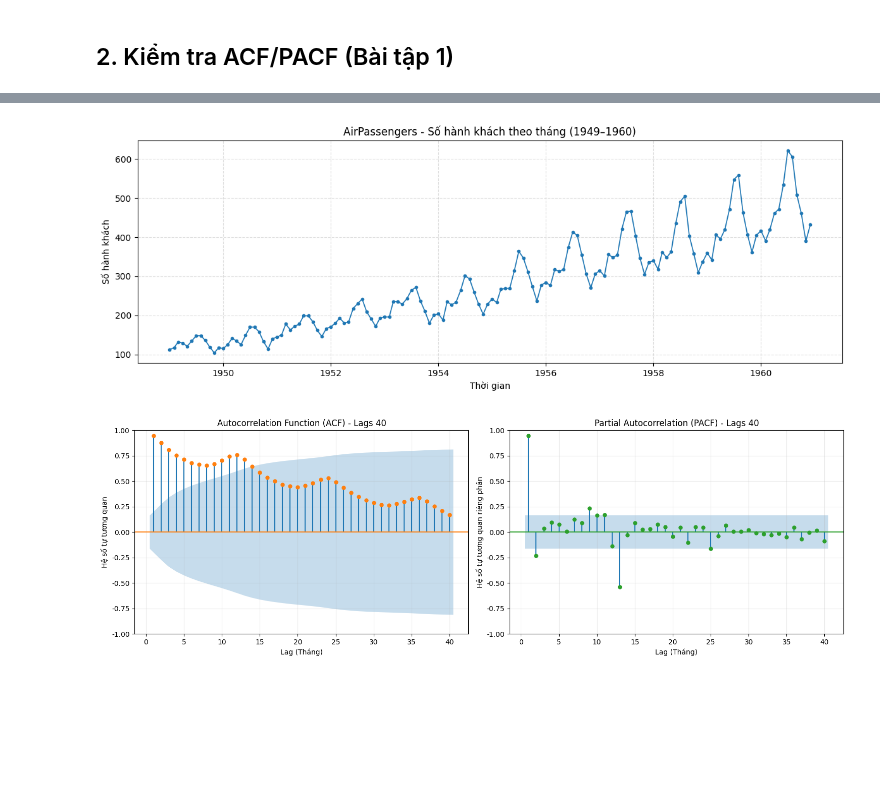
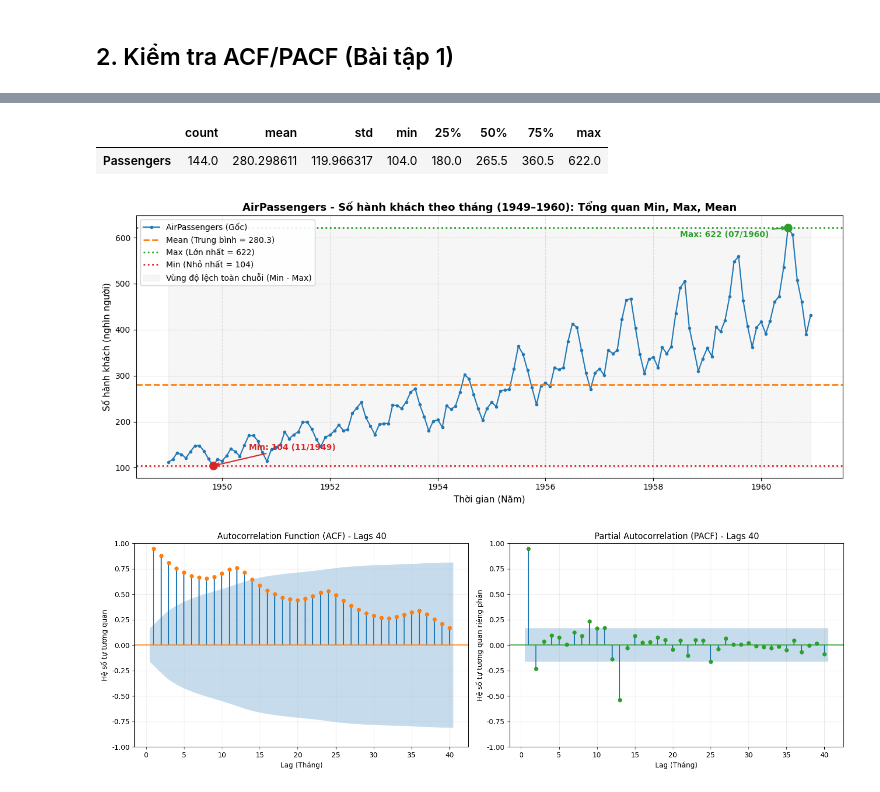
Before and after one commit to OrangkillEmily/Lab_TimeSeries, a Jupyter notebook: notebooks/lab01/Lab01_TimeSeries.ipynb, the cells around one changed output, grey strips where cells are left out. Saved outputs shown, nothing was run; the diff lists cells and outputs as text; code cells hidden in the pictures; blank space fills up the shorter version.

```diff
--- a/notebooks/lab01/Lab01_TimeSeries.ipynb
+++ b/notebooks/lab01/Lab01_TimeSeries.ipynb
@@ -55,27 +53,75 @@ print("Đã import thành công toàn bộ thư viện cần thiết.")
 # %%
 sys.path.append('../../')
 from src.data_loader import load_and_prep_data
+
 df = load_and_prep_data('../../data/raw/AirPassengers.csv', date_col='Month')
+air_passengers = df['Passengers'].dropna()
 
-print("1. Thông tin tổng quan dữ liệu:")
-df.info()
+print("--- 1. NĂM QUAN SÁT ĐẦU TIÊN CỦA DATASET ---")
+display(df.head())
 
-print("\n2. Năm quan sát đầu tiên:")
-print(df.head())
+print("\n--- 2. THỐNG KÊ MÔ TẢ (MEAN, MIN, MAX, STD) ---")
+display(air_passengers.describe().to_frame().T)
 
-print("\n3. Dữ liệu khuyết thiếu (Missing values):")
-print(df.isna().sum())
+# --- 3. BIỂU ĐỒ TỔNG QUAN MIN, MAX, MEAN VÀ VÙNG ĐỘ LỆCH TOÀN CHUỖI ---
+mean_val = air_passengers.mean()
+min_val = air_passengers.min()
+max_val = air_passengers.max()
+min_date = air_passengers.idxmin()
+max_date = air_passengers.idxmax()
 
-print("\n4. Thống kê mô tả:")
-print(df["Passengers"].describe().to_frame())
+plt.figure(figsize=(13, 5.5))
 
-# Vẽ đồ thị đường toàn chuỗi
-plt.figure(figsize=(12, 4.5))
-plt.plot(df.index, df['Passengers'], marker='o', markersize=3, linewidth=1.2, color='#1f77b4')
-plt.title("AirPassengers - Số hành khách theo tháng (1949–1960)")
-plt.xlabel("Thời gian")
-plt.ylabel("Số hành khách")
+# Vẽ chuỗi dữ liệu gốc
+plt.plot(
+    air_passengers.index,
+    air_passengers.values,
+    marker="o",
+    markersize=3,
+    linewidth=1.5,
+    color="#1f77b4",
+    label="AirPassengers (Gốc)"
+)
+
+# Vẽ các đường tham chiếu Mean, Max, Min
+plt.axhline(mean_val, color="tab:orange", linestyle="--", linewidth=2.0,
+            label=f"Mean (Trung bình = {mean_val:.1f})")
+plt.axhline(max_val, color="tab:green", linestyle=":", linewidth=2.0,
+            label=f"Max (Lớn nhất = {max_val:.0f})")
+plt.axhline(min_val, color="tab:red", linestyle=":", linewidth=2.0,
+            label=f"Min (Nhỏ nhất = {min_val:.0f})")
+
+# Đánh dấu và chú thích điểm Max và Min thực tế
+plt.scatter([max_date], [max_val], color="tab:green", s=90, zorder=5)
+plt.annotate(
+    f"Max: {max_val:.0f} ({max_date.strftime('%m/%Y')})",
+    xy=(max_date, max_val),
+    xytext=(max_date - pd.DateOffset(months=24), max_val - 20),
+    arrowprops=dict(arrowstyle="->", color="tab:green", lw=1.5),
+    fontweight="bold", color="tab:green"
+)
+
+plt.scatter([min_date], [min_val], color="tab:red", s=90, zorder=5)
+plt.annotate(
+    f"Min: {min_val:.0f} ({min_date.strftime('%m/%Y')})",
+    xy=(min_date, min_val),
+    xytext=(min_date + pd.DateOffset(months=8), min_val + 35),
+    arrowprops=dict(arrowstyle="->", color="tab:red", lw=1.5),
+    fontweight="bold", color="tab:red"
+)
+
+# Tô vùng dải dao động tổng quan (Min - Max)
+plt.fill_between(
+    air_passengers.index, min_val, max_val,
+    color="gray", alpha=0.07, label="Vùng độ lệch toàn chuỗi (Min - Max)"
+)
+
+plt.title("AirPassengers - Số hành khách theo tháng (1949–1960): Tổng quan Min, Max, Mean", fontsize=13, fontweight="bold")
+plt.xlabel("Thời gian (Năm)", fontsize=11)
+plt.ylabel("Số hành khách (nghìn người)", fontsize=11)
 plt.grid(True, linestyle="--", alpha=0.4)
+plt.legend(loc="upper left", frameon=True, framealpha=0.9)
+
 plt.tight_layout()
 plt.show()
 # %% [output]
@@ -99,4 +137,6 @@ max    622.000000
+|  | count | mean | std | min | 25% | 50% | 75% | max |
+| Passengers | 144.0 | 280.298611 | 119.966317 | 104.0 | 180.0 | 265.5 | 360.5 | 622.0 |
-[figure, old version]
+[figure, new version]
 # %%
 fig, axes = plt.subplots(1, 2, figsize=(15, 5))
 
```
Also changed, not shown: parts of 10 cells of this notebook, 2 other files.
